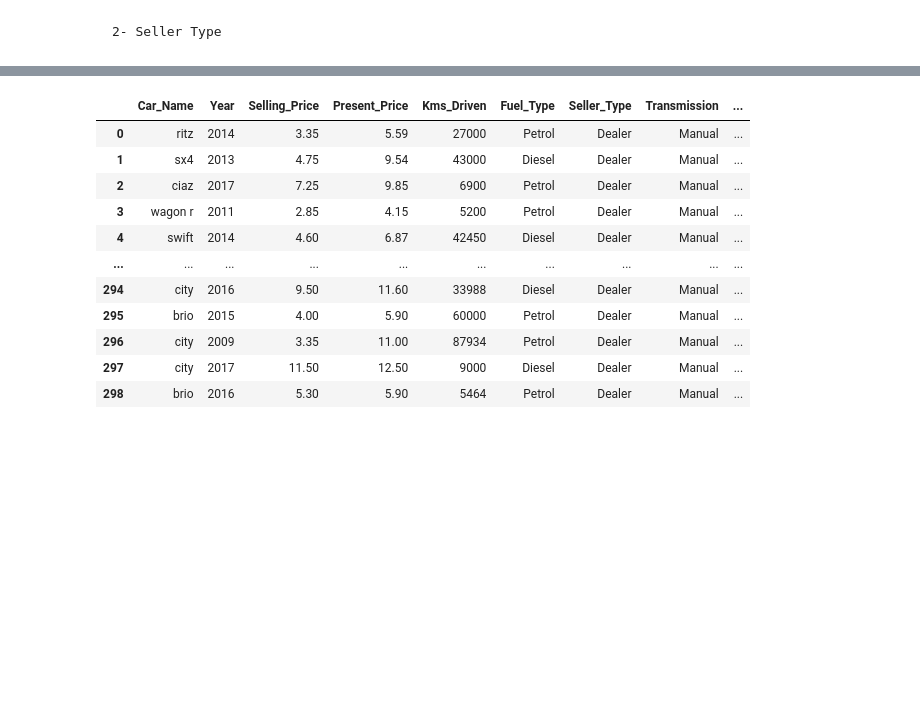
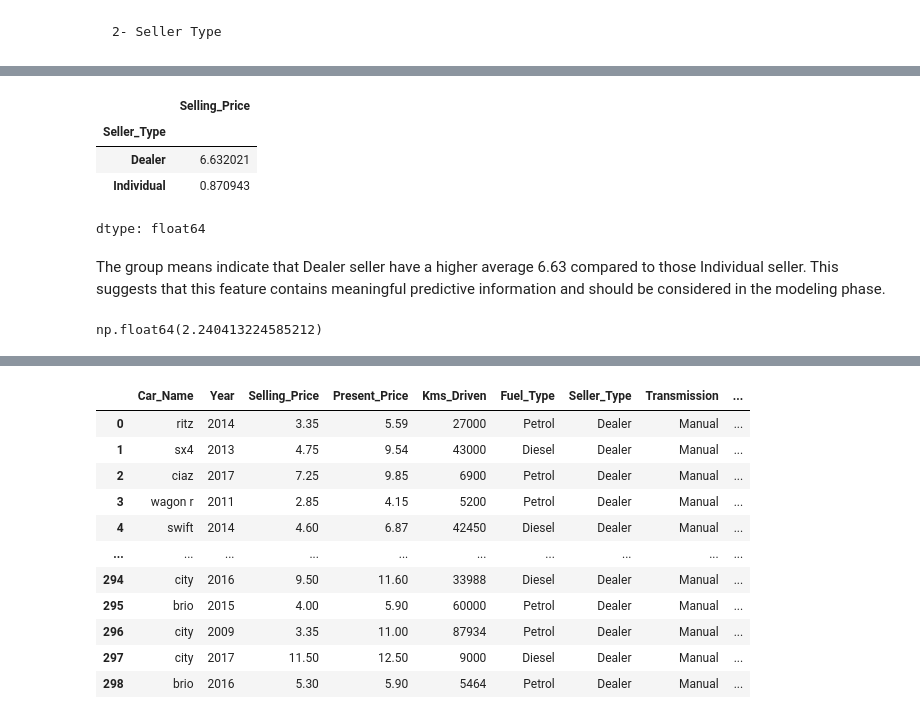
Before and after one commit to AichaELMouta/Car_Price_Prediction, a Jupyter notebook: car_price_prediction.ipynb, the cells around one changed output, grey strips where cells are left out. Cells and saved outputs as stored; diff of their text form; code cells hidden in the pictures; blank space fills up the shorter version.

```diff
--- a/car_price_prediction.ipynb
+++ b/car_price_prediction.ipynb
@@ -256,0 +294,22 @@ px.histogram(car_data , x = 'Seller_Type' ,  text_auto = '.1f' , title = 'Seller
+# %%
+car_data.groupby('Seller_Type')['Selling_Price'].mean()
+# %% [output]
+|  | Selling_Price |
+| Seller_Type |  |
+| Dealer | 6.632021 |
+| Individual | 0.870943 |
+dtype: float64
+# %% [markdown]
+The group means indicate that Dealer seller have a higher average 6.63 compared to those Individual seller. This suggests that this feature contains meaningful predictive information and should be considered in the modeling phase.
+# %%
+#Cohens_d parameter
+def cohens_d(group1, group2):
+  group1 = car_data[car_data['Seller_Type']=="Dealer"]['Selling_Price']
+  group2 = car_data[car_data['Seller_Type']=="Individual"]['Selling_Price']
+  n1, n2 = len(group1), len(group2)
+  s1, s2 = np.var(group1, ddof=1), np.var(group2, ddof=1)
+  pooled_std = np.sqrt(((n1 -n2) * s1 + (n2 - n1) * s2) / (n1 + n2 - 2))
+  return (np.mean(group1) - np.mean(group2)) / pooled_std
+cohens_d(group1, group2)
+# %% [output]
+np.float64(2.240413224585212)
```
Also changed, not shown: parts of 15 cells of this notebook.
